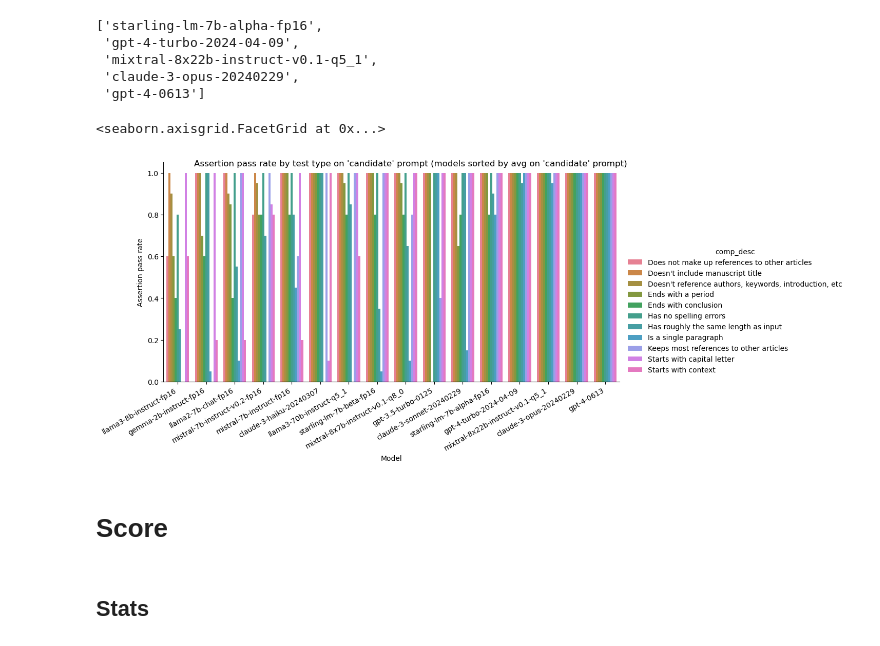
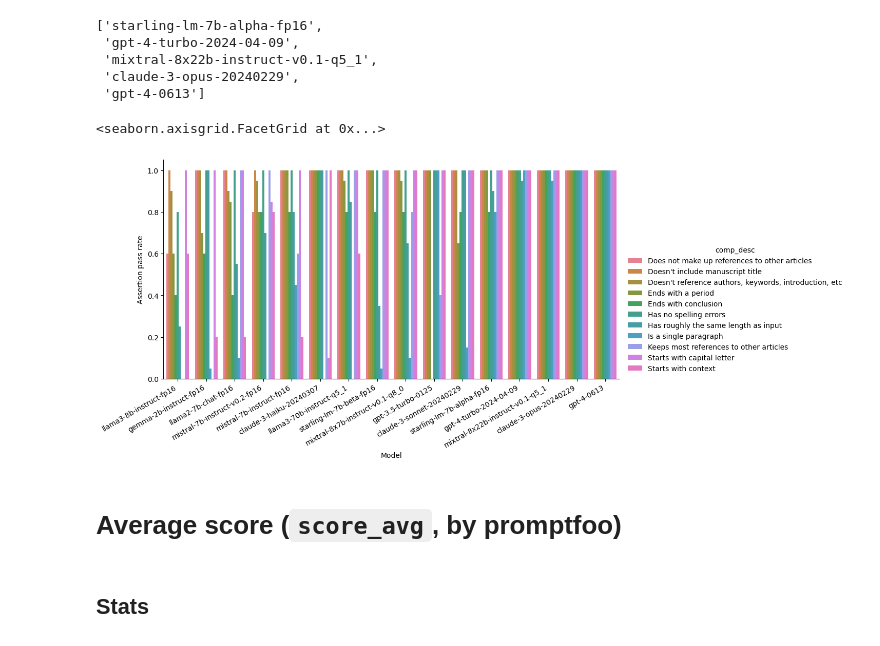
Before and after one commit to pivlab/manubot-ai-editor-evals, a Jupyter notebook: nbs/section_summary/02-introduction.ipynb, the cells around one changed output. Drawn from its saved outputs; the diff is of its cells as text; code cells hidden in the pictures.

```diff
--- a/nbs/section_summary/02-introduction.ipynb
+++ b/nbs/section_summary/02-introduction.ipynb
@@ -950,41 +959,41 @@ g = sns.catplot(
     # col="prompt",
     # col_wrap=1,
     x="model",
     y="pass_rate",
     hue="comp_desc",
     # hue_order=[
     #     "Spelling/grammar",
     #     "Formatting",
     #     "Structure",
     # ],
     kind="bar",
     order=sorted_models,
     # errorbar=None,
     height=5,
     aspect=2,
     legend_out=True,
 )
-g.fig.suptitle(
-    "Assertion pass rate by test type on 'candidate' prompt (models sorted by avg on 'candidate' prompt)",
-    ha="left",
-    x=0.11,
-)
+# g.fig.suptitle(
+#     "Assertion pass rate by test type on 'candidate' prompt (models sorted by avg on 'candidate' prompt)",
+#     ha="left",
+#     x=0.11,
+# )
 g.set_xticklabels(rotation=30, ha="right")
 g.set(xlabel="Model", ylabel="Assertion pass rate")
 
 # g._legend.set_title("Test type")
 # new_labels = [
 #     "Spelling/grammar",
 #     "Formatting",
 #     "Structure\n(C-C-C)",
 # ]
 # for t, l in zip(g._legend.texts, new_labels):
 #     t.set_text(l)
 # %% [output]
 <seaborn.axisgrid.FacetGrid at 0x...>
-[figure, old version]
+[figure, new version]
 # %% [markdown]
-# Score
+# Average score (`score_avg`, by promptfoo)
 # %% [markdown]
 ## Stats
 # %%
```
Also changed, not shown: parts of 30 cells of this notebook, 7 other files.
